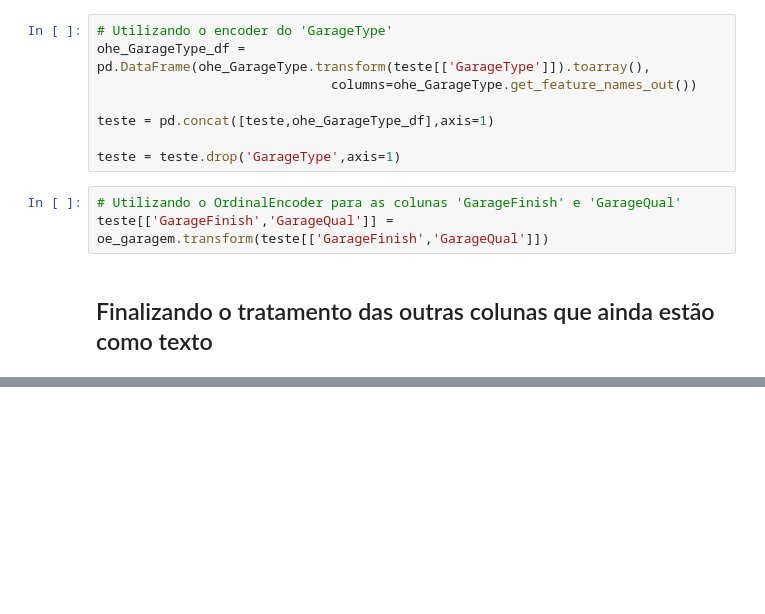
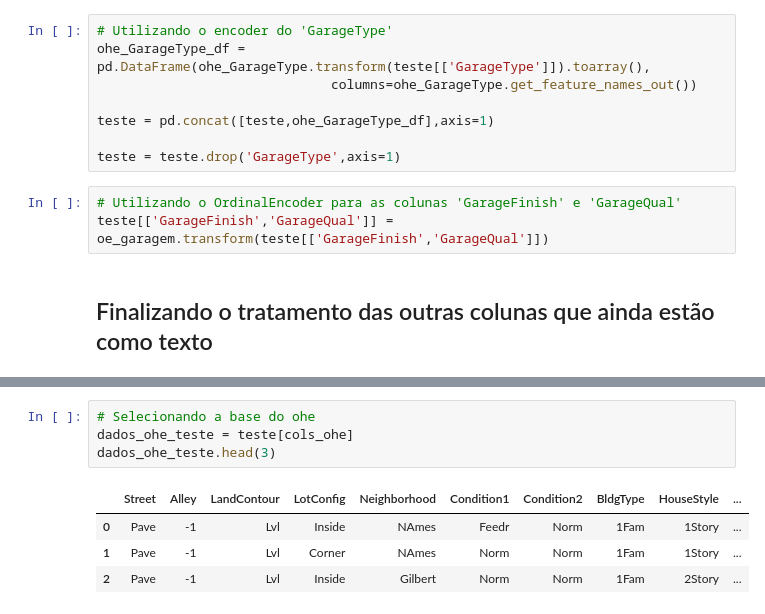
Before and after one commit to BraulioHermanson/Projeto_Housing_Avancado, a Jupyter notebook: kagle_housin_EDA.ipynb, the cells around one changed output, grey strips where cells are left out. Saved outputs shown, nothing was run; the diff lists cells and outputs as text; blank space fills up the shorter version.

```diff
--- a/kagle_housin_EDA.ipynb
+++ b/kagle_housin_EDA.ipynb
@@ -784,0 +930,9 @@ teste[['GarageFinish','GarageQual']] = oe_garagem.transform(teste[['GarageFinish
+# %%
+# Selecionando a base do ohe
+dados_ohe_teste = teste[cols_ohe]
+dados_ohe_teste.head(3)
+# %% [output]
+|  | Street | Alley | LandContour | LotConfig | Neighborhood | Condition1 | Condition2 | BldgType | HouseStyle | ... |
+| 0 | Pave | -1 | Lvl | Inside | NAmes | Feedr | Norm | 1Fam | 1Story | ... |
+| 1 | Pave | -1 | Lvl | Corner | NAmes | Norm | Norm | 1Fam | 1Story | ... |
+| 2 | Pave | -1 | Lvl | Inside | Gilbert | Norm | Norm | 1Fam | 2Story | ... |
```
Also changed, not shown: parts of 33 cells of this notebook.
